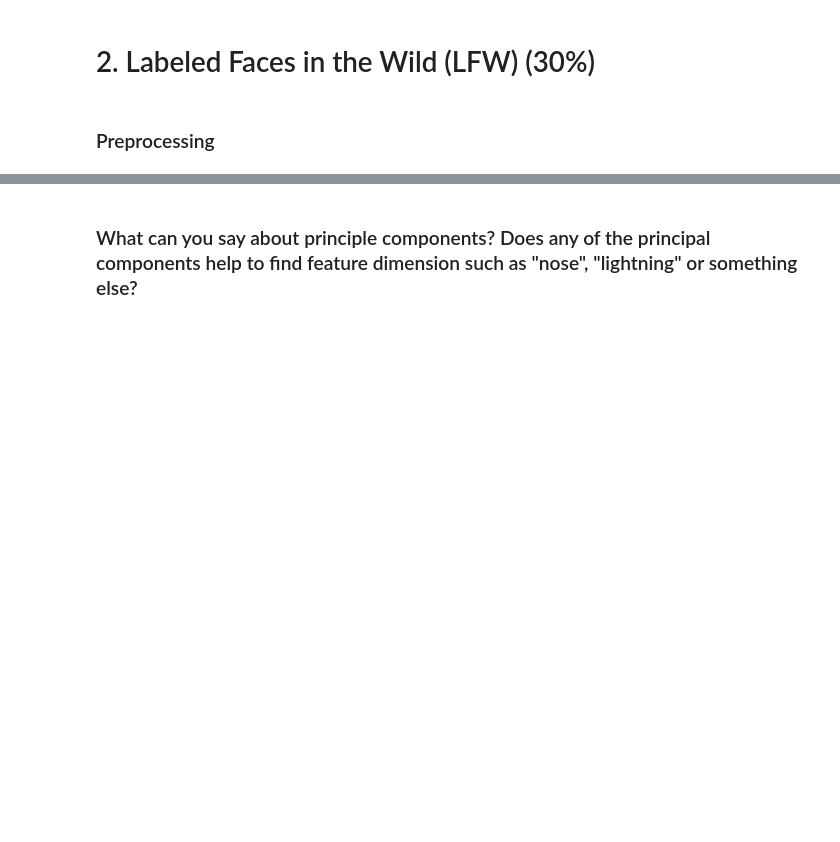
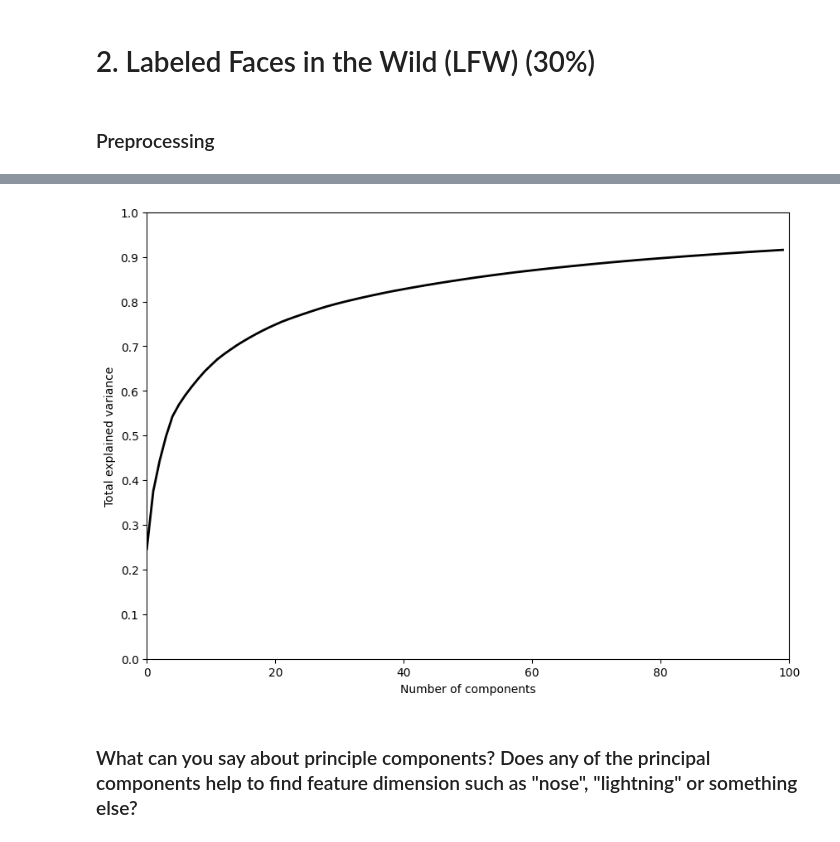
Before and after one commit to Ansi4Ansi/kaggle_repo, a Jupyter notebook: hw09/ML_B2C_2024_Q2_|_HW09_ML_unsupervised.ipynb, the cells around one changed output, grey strips where cells are left out. Saved outputs shown, nothing was run; the diff lists cells and outputs as text; code cells hidden in the pictures; blank space fills up the shorter version.

```diff
--- a/hw09/ML_B2C_2024_Q2_|_HW09_ML_unsupervised.ipynb
+++ b/hw09/ML_B2C_2024_Q2_|_HW09_ML_unsupervised.ipynb
@@ -231,5 +230,8 @@ for subplot_index in range(15):
 # %%
 # split dataset into train and test in ratio 75:25
-X_train, X_test, y_train, y_test = <your code>
+from sklearn.model_selection import train_test_split
+X = lfw_people.data
+y = lfw_people.target
+X_train, X_test, y_train, y_test = train_test_split(X, y, test_size=0.25, random_state=42)
 
 print('Train size:', X_train.shape[0], 'Test size:', X_test.shape[0])
@@ -236,6 +240,9 @@ print('Train size:', X_train.shape[0], 'Test size:', X_test.shape[0])
 # %%
 # Train PCA on "train" dataset with 100 components
-<your code>
+pca_model = PCA(n_components = 100)
+X_transformed = pca_model.fit_transform(X_train)
 # %%
 # Print how many PVE explained by all 100 n_components
-<your code>
+pve = np.cumsum(pca_model.explained_variance_ratio_)
+print(pve)
+print(pca_model.explained_variance_ratio_)
@@ -242,7 +267,14 @@ print('Train size:', X_train.shape[0], 'Test size:', X_test.shape[0])
 # %%
 # Plot "Total explained variance" over n_components in range [0,100]
 plt.figure(figsize=(10,7))
-<your code>
+plt.plot(pve, color='black', lw=2)
+plt.xlim(0, 100)
+plt.yticks(np.arange(0, 1.1, 0.1))
+plt.xlabel('Number of components')
+plt.ylabel('Total explained variance')
+plt.show()
+# %% [output]
+[figure, added]
 # %%
 # Plot the first 30 Principal Components in the original feature space
 # note: use grid 3 (rows) x 10 (columns)
```
Also changed, not shown: parts of 17 cells of this notebook.
